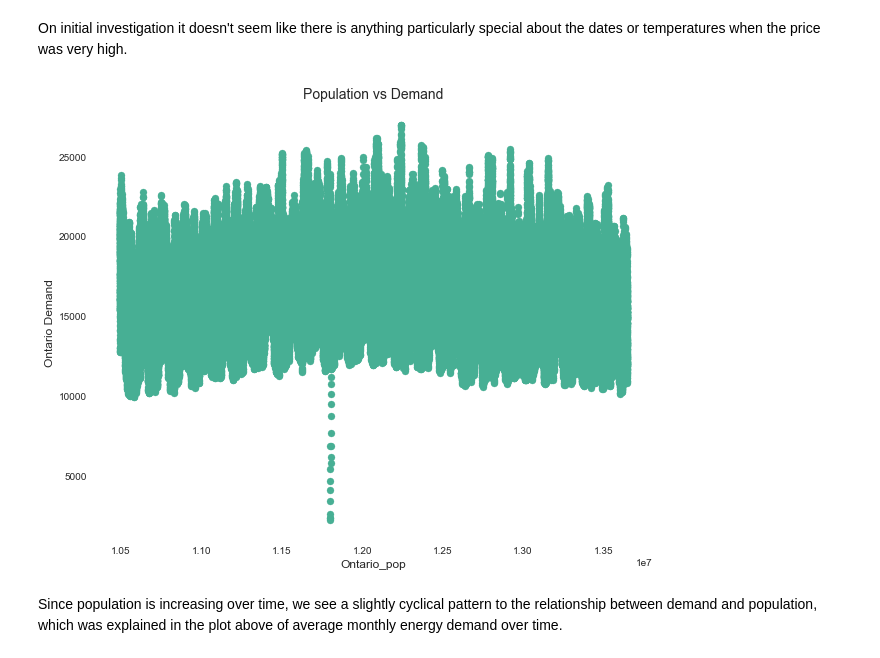
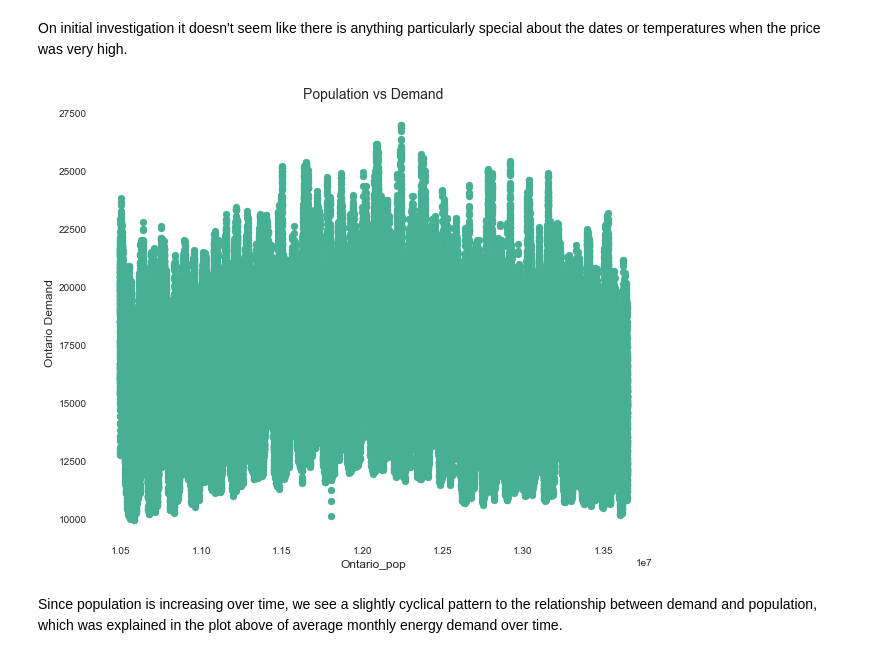
Before and after one commit to james-parks/Project2, a Jupyter notebook: CanadaEnergyUse.ipynb, the cells around one changed output. Drawn from its saved outputs; the diff is of its cells as text; code cells hidden in the pictures.

```diff
--- a/CanadaEnergyUse.ipynb
+++ b/CanadaEnergyUse.ipynb
@@ -403,3 +405,3 @@ On August 14, 2003, Ontario and the northeastern United States experience a larg
 # %%
-blackout=all_data[12760:12775]
+blackout_list=all_data[12760:12775].index
 # %%
@@ -439,9 +441,9 @@ high_price[["Date/Time","Temp (°C)","Ontario Demand","HOEP", "Imports","Exports
 # %% [markdown]
 On initial investigation it doesn't seem like there is anything particularly special about the dates or temperatures when the price was very high.
 # %%
-sc_plot(all_data,"Ontario_pop",'Ontario Demand', '#47af94', 'Population vs Demand')
+sc_plot(all_data.drop(blackout_list),"Ontario_pop",'Ontario Demand', '#47af94', 'Population vs Demand')
 # %% [output]
-[figure, old version]
+[figure, new version]
 # %% [markdown]
 Since population is increasing over time, we see a slightly cyclical pattern to the relationship between demand and population, which was explained in the plot above of average monthly energy demand over time.
 # %% [markdown]
```
Also changed, not shown: parts of 22 cells of this notebook.
